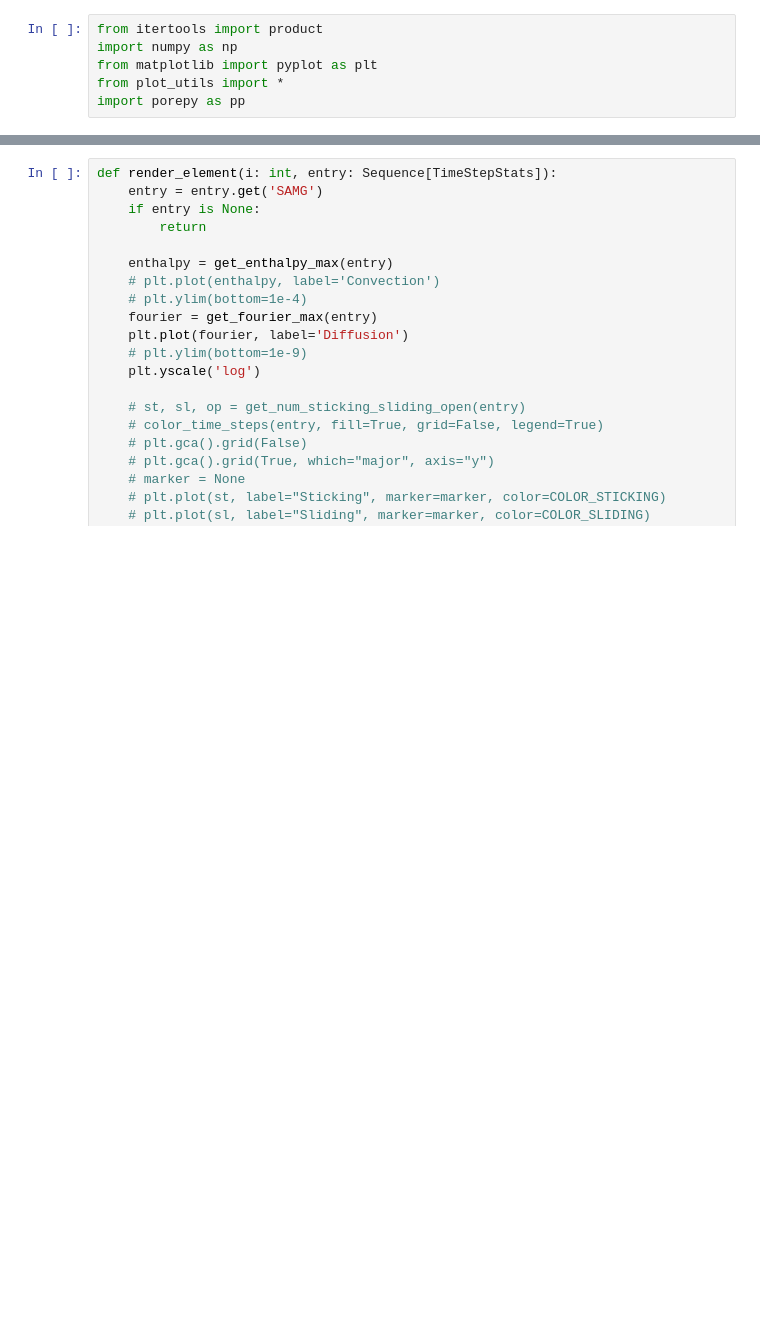
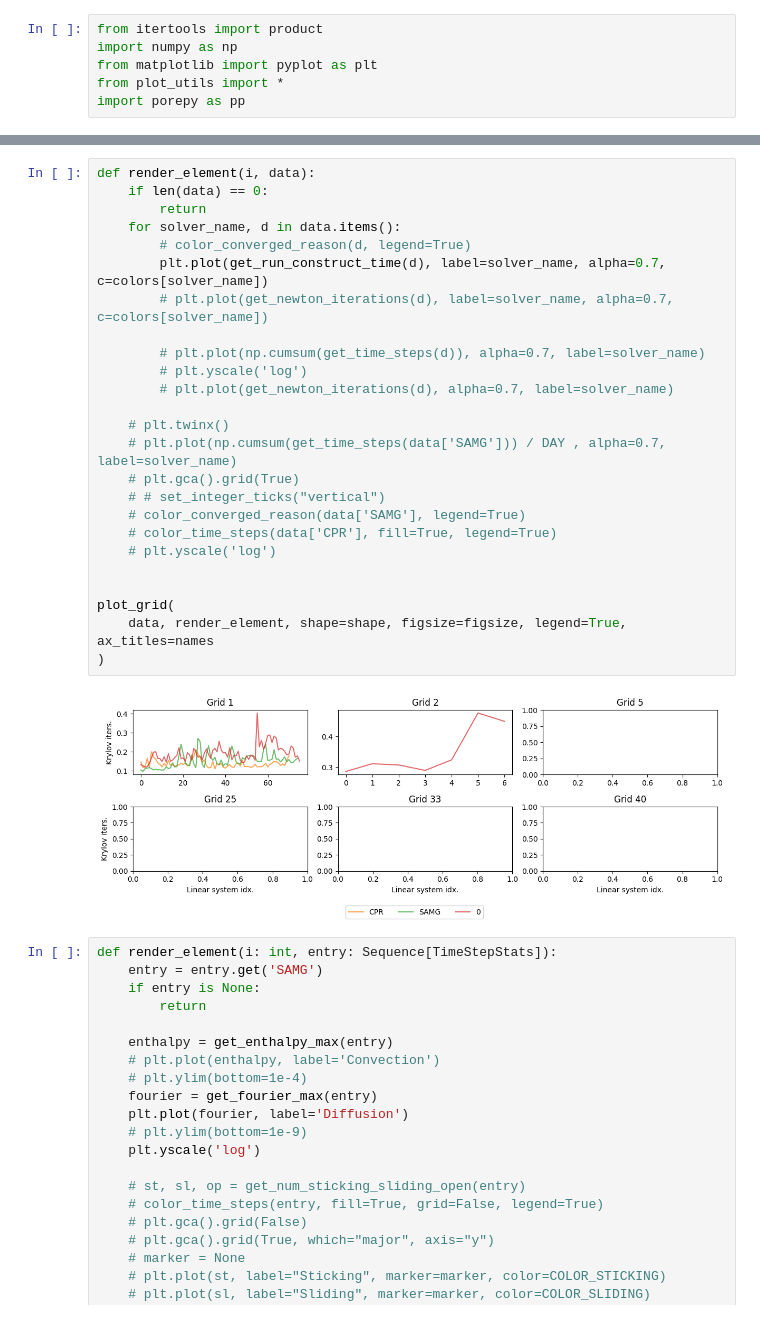
Before and after one commit to Yuriyzabegaev/FTHM-Solver, a Jupyter notebook: thermal/experiment_thermal_4_results.ipynb, the cells around one changed output, grey strips where cells are left out. Drawn from its saved outputs; the diff is of its cells as text; blank space fills up the shorter version.

```diff
--- a/thermal/experiment_thermal_4_results.ipynb
+++ b/thermal/experiment_thermal_4_results.ipynb
@@ -73,3 +74,30 @@ plot_grid(
+# %%
+def render_element(i, data):
+    if len(data) == 0:
+        return
+    for solver_name, d in data.items():
+        # color_converged_reason(d, legend=True)
+        plt.plot(get_run_construct_time(d), label=solver_name, alpha=0.7, c=colors[solver_name])
+        # plt.plot(get_newton_iterations(d), label=solver_name, alpha=0.7, c=colors[solver_name])
+
+        # plt.plot(np.cumsum(get_time_steps(d)), alpha=0.7, label=solver_name)
+        # plt.yscale('log')
+        # plt.plot(get_newton_iterations(d), alpha=0.7, label=solver_name)
+
+    # plt.twinx()
+    # plt.plot(np.cumsum(get_time_steps(data['SAMG'])) / DAY , alpha=0.7, label=solver_name)
+    # plt.gca().grid(True)
+    # # set_integer_ticks("vertical")
+    # color_converged_reason(data['SAMG'], legend=True)
+    # color_time_steps(data['CPR'], fill=True, legend=True)
+    # plt.yscale('log')
+
+
+plot_grid(
+    data, render_element, shape=shape, figsize=figsize, legend=True, ax_titles=names
+)
+# %% [output]
+[figure, added]
 # %%
 def render_element(i: int, entry: Sequence[TimeStepStats]):
     entry = entry.get('SAMG')
```
Also changed, not shown: parts of 1 cell of this notebook, 1 other file.
